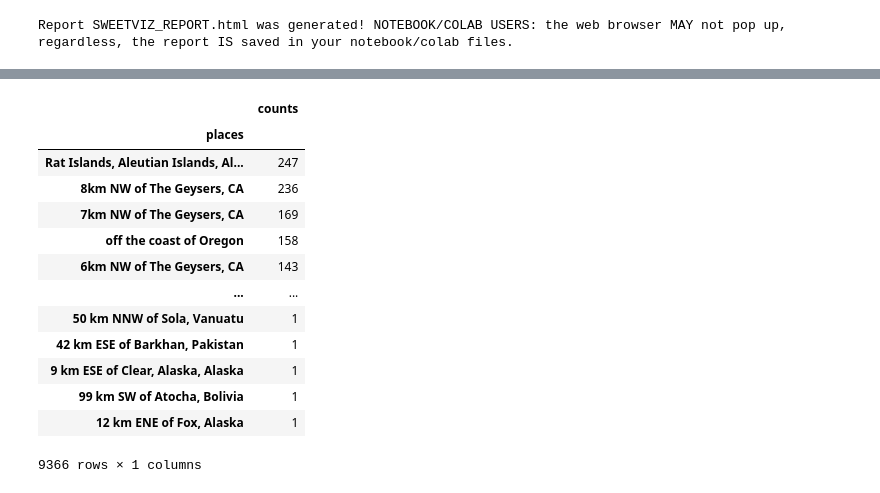
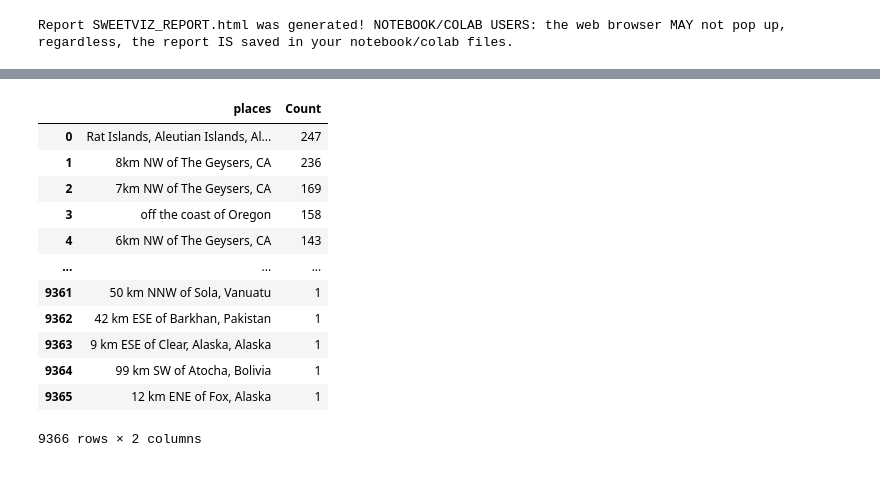
Before and after one commit to rromang/earthquake_modeling, a Jupyter notebook: noteboooks/data_exploration.ipynb, the cells around one changed output, grey strips where cells are left out. Drawn from its saved outputs; the diff is of its cells as text; code cells hidden in the pictures.

Commit message:
updates to data exploration

```diff
--- a/noteboooks/data_exploration.ipynb
+++ b/noteboooks/data_exploration.ipynb
@@ -285,18 +285,18 @@ sns.histplot(
 # %%
-places_cnt = raw_data['place'].value_counts().rename_axis('places').to_frame('counts')
+places_cnt = raw_data['place'].value_counts().to_frame('Count').reset_index()
+places_cnt = places_cnt.rename(columns={'index': 'places'})
 places_cnt
 # %% [output]
-|  | counts |
-| places |  |
-| Rat Islands, Aleutian Islands, Al... | 247 |
-| 8km NW of The Geysers, CA | 236 |
-| 7km NW of The Geysers, CA | 169 |
-| off the coast of Oregon | 158 |
-| 6km NW of The Geysers, CA | 143 |
-| ... | ... |
-| 50 km NNW of Sola, Vanuatu | 1 |
-| 42 km ESE of Barkhan, Pakistan | 1 |
-| 9 km ESE of Clear, Alaska, Alaska | 1 |
-| 99 km SW of Atocha, Bolivia | 1 |
-| 12 km ENE of Fox, Alaska | 1 |
+|  | places | Count |
+| 0 | Rat Islands, Aleutian Islands, Al... | 247 |
+| 1 | 8km NW of The Geysers, CA | 236 |
+| 2 | 7km NW of The Geysers, CA | 169 |
+| 3 | off the coast of Oregon | 158 |
+| 4 | 6km NW of The Geysers, CA | 143 |
+| ... | ... | ... |
+| 9361 | 50 km NNW of Sola, Vanuatu | 1 |
+| 9362 | 42 km ESE of Barkhan, Pakistan | 1 |
+| 9363 | 9 km ESE of Clear, Alaska, Alaska | 1 |
+| 9364 | 99 km SW of Atocha, Bolivia | 1 |
+| 9365 | 12 km ENE of Fox, Alaska | 1 |
-9366 rows × 1 columns
+9366 rows × 2 columns
```
Also changed, not shown: parts of 6 cells of this notebook, 1 other file.
